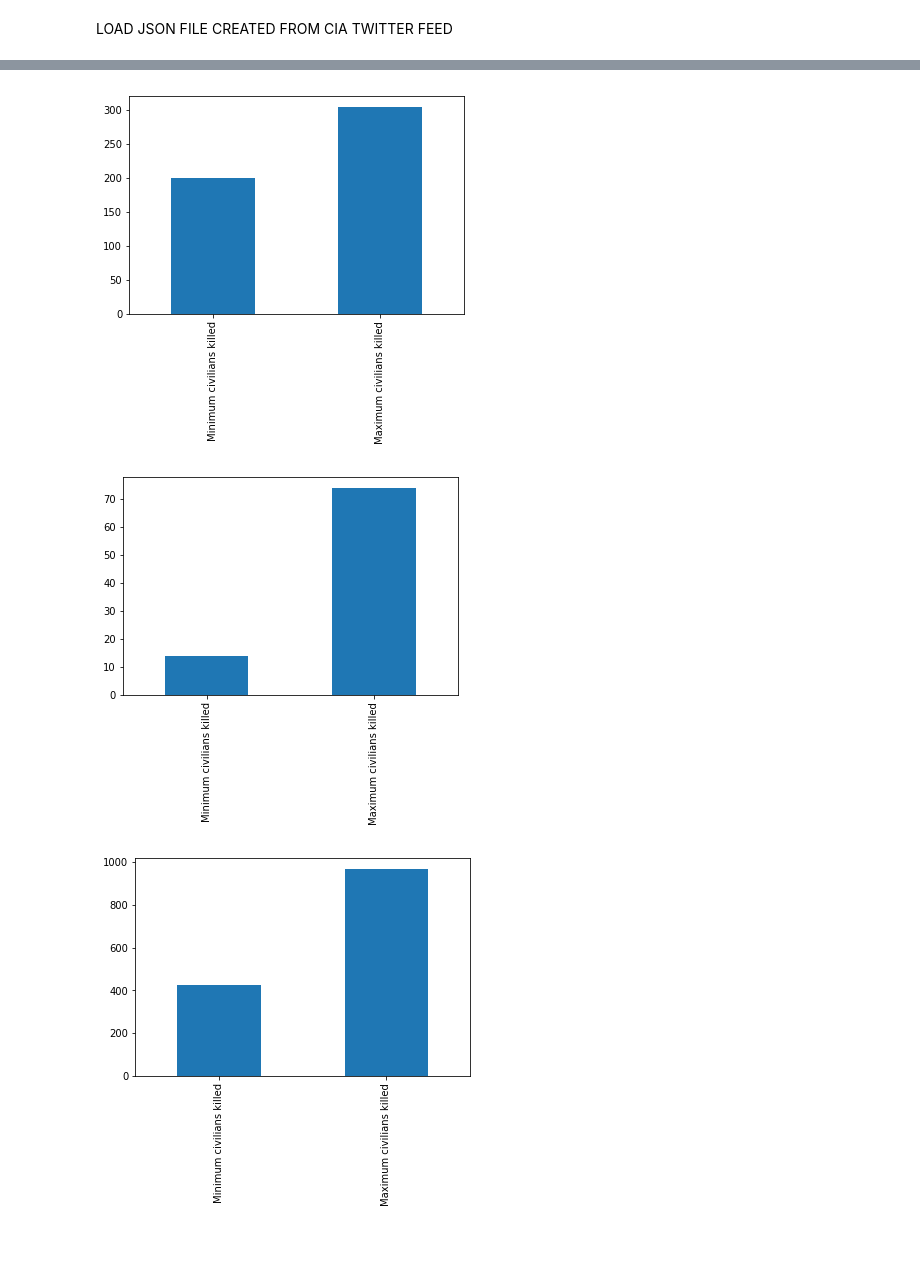
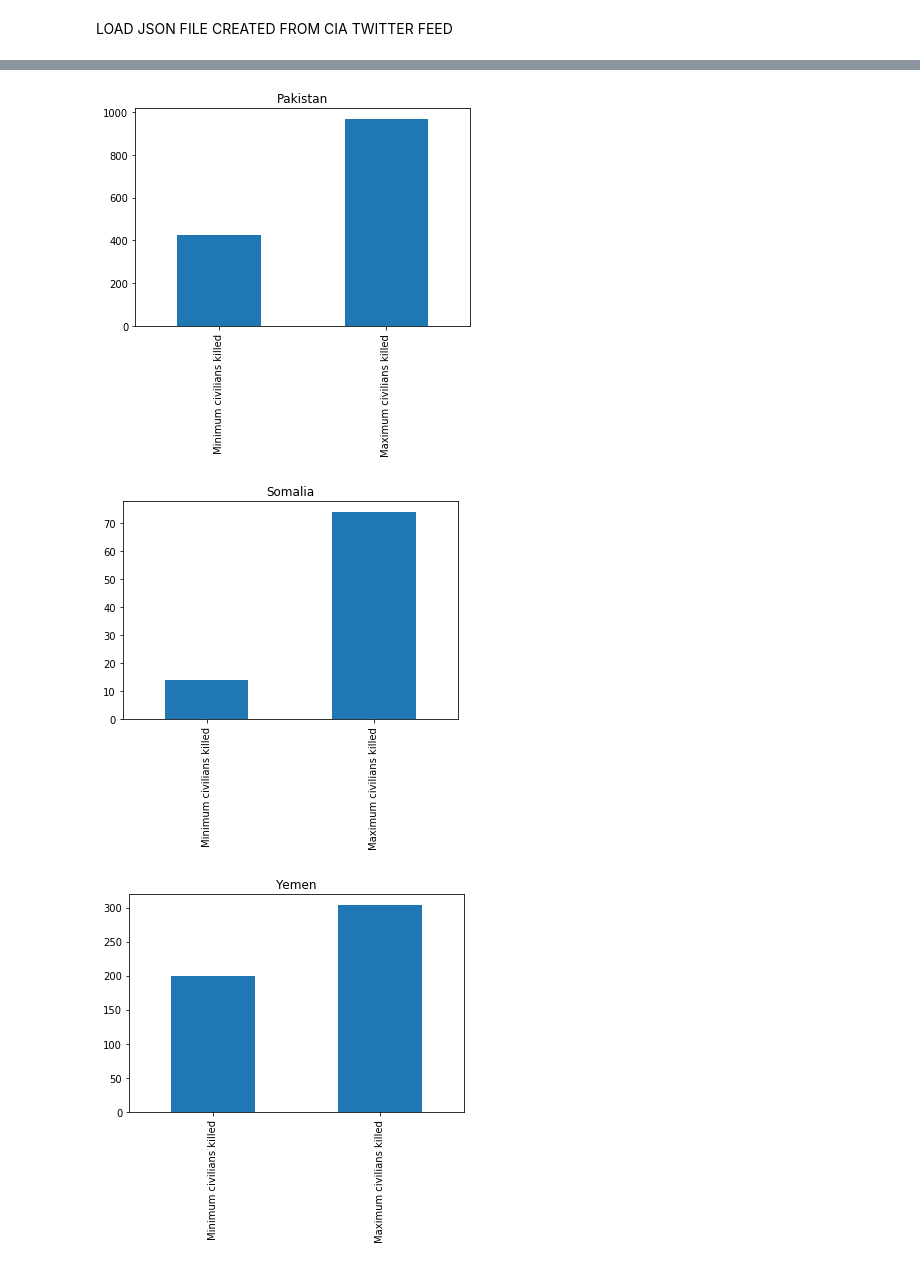
Before and after one commit to leenpaws/Capstone-1, a Jupyter notebook: Visualization/Drone_visualization.ipynb, the cells around one changed output, grey strips where cells are left out. Cells and saved outputs as stored; diff of their text form; code cells hidden in the pictures.

```diff
--- a/Visualization/Drone_visualization.ipynb
+++ b/Visualization/Drone_visualization.ipynb
@@ -33,6 +42,13 @@ yemen = _data = pd.read_csv(us_yemen_path)
 afghanistan = pd.read_csv(us_afghanistan_path)
 # %%
 frames = [afghanistan, yemen, somalia, pakistan]
+frames_dict= {}
+frames_dict['Afghanistan'] = afghanistan
+frames_dict['Pakistan'] = pakistan
+frames_dict['Somalia'] = somalia
+frames_dict['Yemen'] = yemen
+
+
 master_frame = pd.concat(frames)
 for frame in frames:
     print(frame.shape)
@@ -89,8 +138,12 @@ JSON_DF_stats.head(3)
 # %%
 #Count something interesting
 # of civilian deaths per AO
-for frame in frames:
-    cols = [('Minimum civilians killed'), ('Maximum civilians killed')]
-    frame[cols].sum().plot.bar()
+# Somalia has the greatest fluctuation between known civlian deaths and unknown civilian deaths
+for key,value in frames_dict.items():
+    cols = ['Minimum civilians killed', 'Maximum civilians killed']
+    value[cols].sum().plot.bar(title=key)
     plt.show()
+
+#set the dictionary key as name of
+#for key, value in dictionary.items:
 # %% [output]
@@ -98,3 +151,3 @@ for frame in frames:
-[figure, old version]
+[figure, new version]
-[figure, old version]
+[figure, new version]
-[figure, old version]
+[figure, new version]
```
Also changed, not shown: parts of 17 cells of this notebook, 5 other files.
